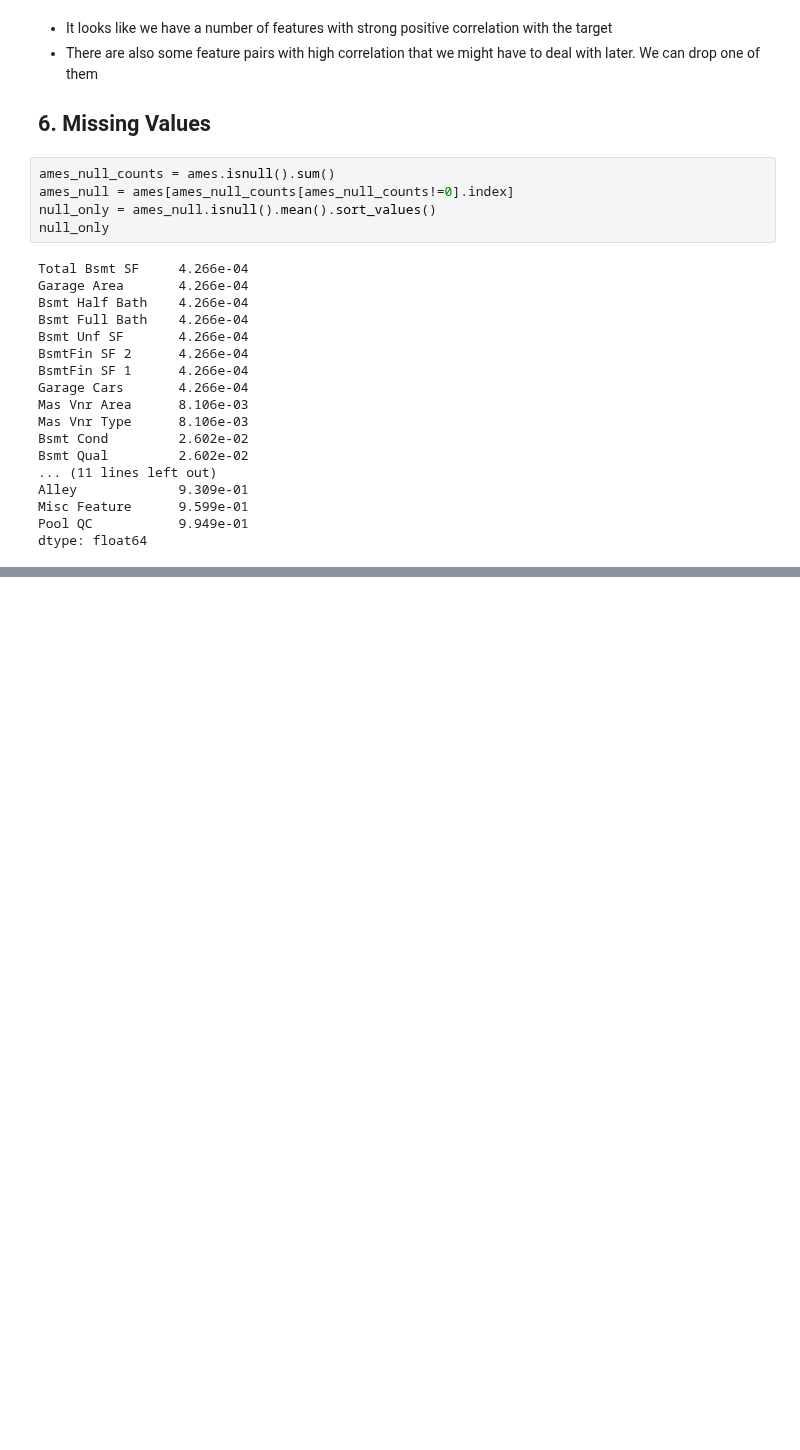
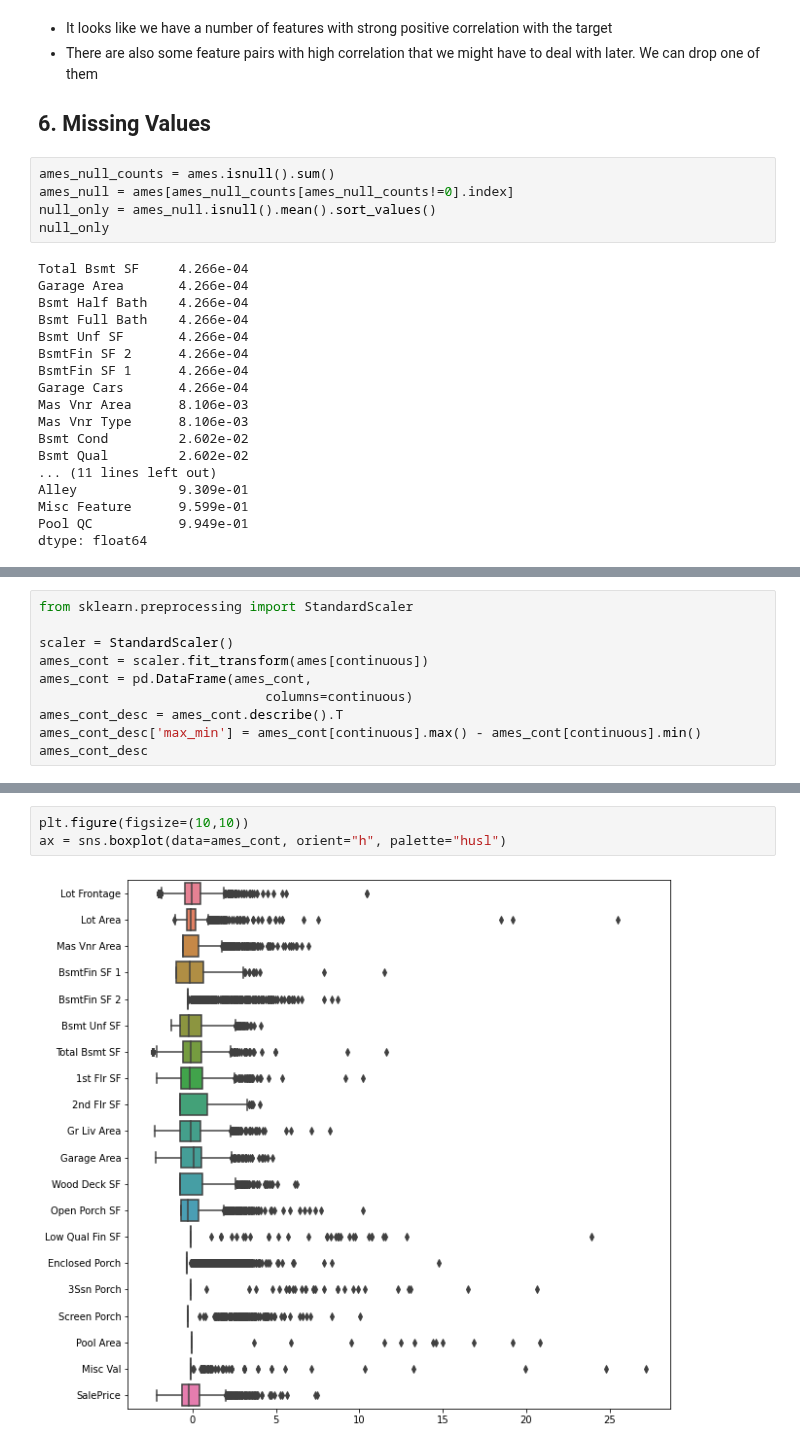
Before and after one commit to harera3/ML_Portfolio, a Jupyter notebook: 14_Ames_Housing_EDA.ipynb, the cells around one changed output, grey strips where cells are left out. Saved outputs shown, nothing was run; the diff lists cells and outputs as text; blank space fills up the shorter version.

```diff
--- a/14_Ames_Housing_EDA.ipynb
+++ b/14_Ames_Housing_EDA.ipynb
@@ -165,0 +209,10 @@ There are columns that are missing almost 100% of the data. That's virtually emp
+# %%
+from sklearn.preprocessing import StandardScaler
+
+scaler = StandardScaler()
+ames_cont = scaler.fit_transform(ames[continuous])
+ames_cont = pd.DataFrame(ames_cont,
+                             columns=continuous)
+ames_cont_desc = ames_cont.describe().T
+ames_cont_desc['max_min'] = ames_cont[continuous].max() - ames_cont[continuous].min()
+ames_cont_desc
@@ -165,0 +237,5 @@ There are columns that are missing almost 100% of the data. That's virtually emp
+# %%
+plt.figure(figsize=(10,10))
+ax = sns.boxplot(data=ames_cont, orient="h", palette="husl")
+# %% [output]
+[figure, added]
```
Also changed, not shown: parts of 5 cells of this notebook.
